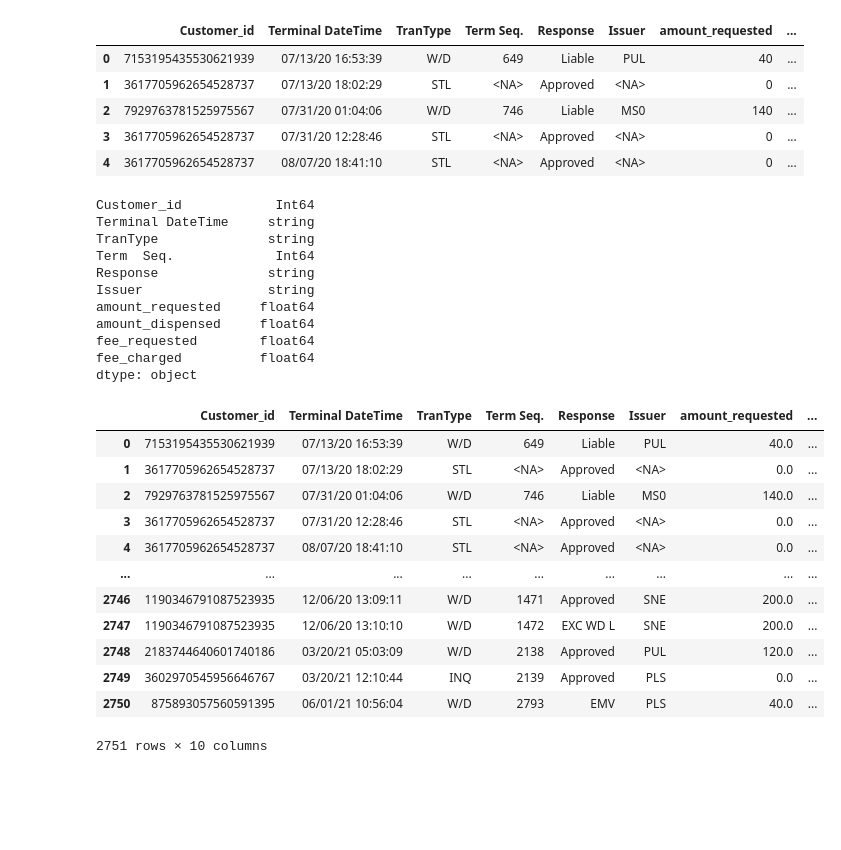
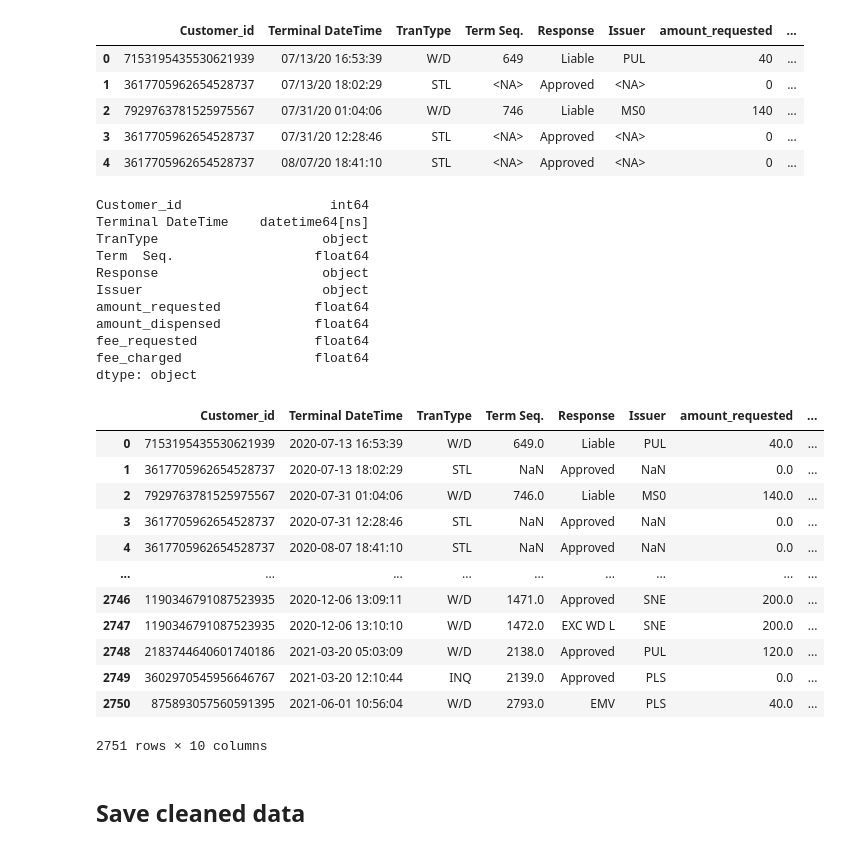
Before and after one commit to parkerburchett/Public-ATM, a Jupyter notebook: Clean.Ipynb, the cells around one changed output. Saved outputs shown, nothing was run; the diff lists cells and outputs as text; code cells hidden in the pictures; blank space fills up the shorter version.

```diff
--- a/CleanData.Ipynb
+++ b/Clean.Ipynb
@@ -80,40 +68,42 @@ Index(['Customer_id', 'Terminal DateTime', 'TranType', 'Term  Seq.',
 # %%
 def convert_to_floats(s):
     try:
         return float(s)
     except:
         return 0.0
 
 
 clean_df["amount_requested"] = clean_df["amount_requested"].apply(convert_to_floats)
 clean_df["amount_dispensed"] = clean_df["amount_dispensed"].apply(convert_to_floats)
 clean_df["fee_requested"] = clean_df["fee_requested"].apply(convert_to_floats)
 clean_df["fee_charged"] = clean_df["fee_charged"].apply(convert_to_floats)
 
+clean_df['Terminal DateTime'] = pd.to_datetime(clean_df['Terminal DateTime'])
+
 print(clean_df.dtypes)
 clean_df
 # %% [output]
-Customer_id            Int64
-Terminal DateTime     string
-TranType              string
-Term  Seq.             Int64
-Response              string
-Issuer                string
-amount_requested     float64
-amount_dispensed     float64
-fee_requested        float64
-fee_charged          float64
+Customer_id                   int64
+Terminal DateTime    datetime64[ns]
+TranType                     object
+Term  Seq.                  float64
+Response                     object
+Issuer                       object
+amount_requested            float64
+amount_dispensed            float64
+fee_requested               float64
+fee_charged                 float64
 dtype: object
 |  | Customer_id | Terminal DateTime | TranType | Term Seq. | Response | Issuer | amount_requested | ... |
-| 0 | 7153195435530621939 | 07/13/20 16:53:39 | W/D | 649 | Liable | PUL | 40.0 | ... |
-| 1 | 3617705962654528737 | 07/13/20 18:02:29 | STL | <NA> | Approved | <NA> | 0.0 | ... |
-| 2 | 7929763781525975567 | 07/31/20 01:04:06 | W/D | 746 | Liable | MS0 | 140.0 | ... |
-| 3 | 3617705962654528737 | 07/31/20 12:28:46 | STL | <NA> | Approved | <NA> | 0.0 | ... |
-| 4 | 3617705962654528737 | 08/07/20 18:41:10 | STL | <NA> | Approved | <NA> | 0.0 | ... |
+| 0 | 7153195435530621939 | 2020-07-13 16:53:39 | W/D | 649.0 | Liable | PUL | 40.0 | ... |
+| 1 | 3617705962654528737 | 2020-07-13 18:02:29 | STL | NaN | Approved | NaN | 0.0 | ... |
+| 2 | 7929763781525975567 | 2020-07-31 01:04:06 | W/D | 746.0 | Liable | MS0 | 140.0 | ... |
+| 3 | 3617705962654528737 | 2020-07-31 12:28:46 | STL | NaN | Approved | NaN | 0.0 | ... |
+| 4 | 3617705962654528737 | 2020-08-07 18:41:10 | STL | NaN | Approved | NaN | 0.0 | ... |
 | ... | ... | ... | ... | ... | ... | ... | ... | ... |
-| 2746 | 1190346791087523935 | 12/06/20 13:09:11 | W/D | 1471 | Approved | SNE | 200.0 | ... |
-| 2747 | 1190346791087523935 | 12/06/20 13:10:10 | W/D | 1472 | EXC WD L | SNE | 200.0 | ... |
-| 2748 | 2183744640601740186 | 03/20/21 05:03:09 | W/D | 2138 | Approved | PUL | 120.0 | ... |
-| 2749 | 3602970545956646767 | 03/20/21 12:10:44 | INQ | 2139 | Approved | PLS | 0.0 | ... |
-| 2750 | 875893057560591395 | 06/01/21 10:56:04 | W/D | 2793 | EMV | PLS | 40.0 | ... |
+| 2746 | 1190346791087523935 | 2020-12-06 13:09:11 | W/D | 1471.0 | Approved | SNE | 200.0 | ... |
+| 2747 | 1190346791087523935 | 2020-12-06 13:10:10 | W/D | 1472.0 | EXC WD L | SNE | 200.0 | ... |
+| 2748 | 2183744640601740186 | 2021-03-20 05:03:09 | W/D | 2138.0 | Approved | PUL | 120.0 | ... |
+| 2749 | 3602970545956646767 | 2021-03-20 12:10:44 | INQ | 2139.0 | Approved | PLS | 0.0 | ... |
+| 2750 | 875893057560591395 | 2021-06-01 10:56:04 | W/D | 2793.0 | EMV | PLS | 40.0 | ... |
 2751 rows × 10 columns
@@ -122 +110,3 @@ dtype: object
+# %% [markdown]
+## Save cleaned data
 # %%
```
Also changed, not shown: parts of 4 cells of this notebook, 3 other files.
